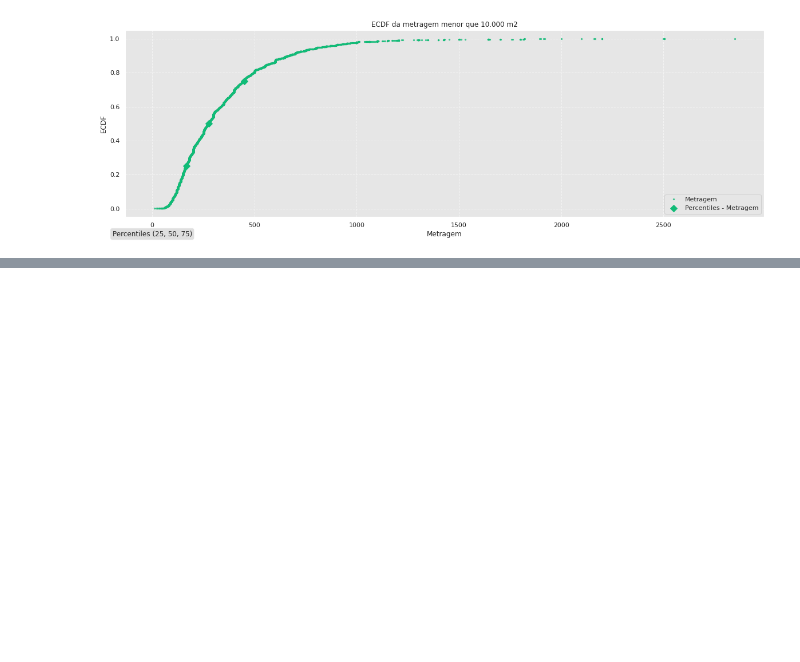
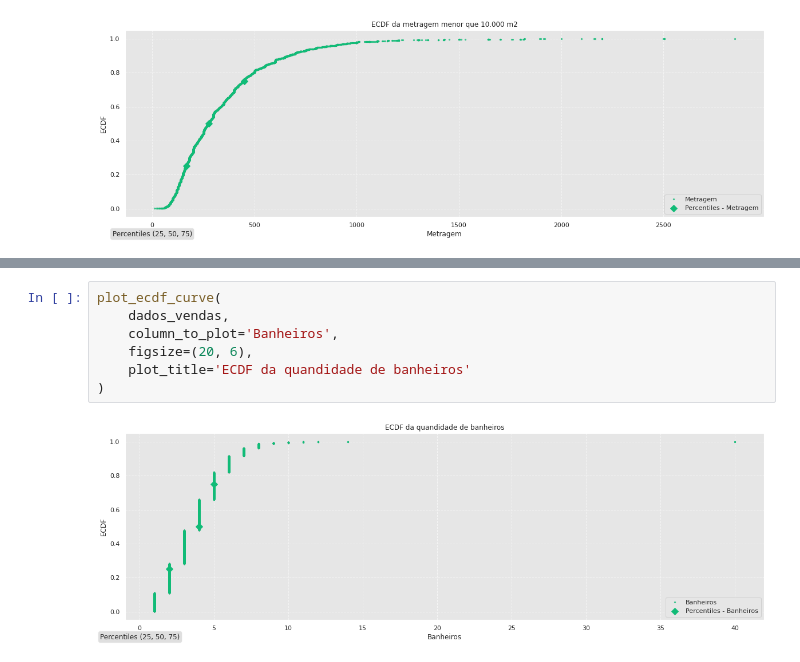
Before and after one commit to esaheki/imersao_dados_alura, a Jupyter notebook: Imersao_dados_4_aula02.ipynb, the cells around one changed output, grey strips where cells are left out. Cells and saved outputs as stored; diff of their text form; blank space fills up the shorter version.

```diff
--- a/Imersao_dados_4_aula02.ipynb
+++ b/Imersao_dados_4_aula02.ipynb
@@ -388,0 +407,9 @@ plot_ecdf_curve(
+# %%
+plot_ecdf_curve(
+    dados_vendas,
+    column_to_plot='Banheiros',
+    figsize=(20, 6),
+    plot_title='ECDF da quandidade de banheiros'
+)
+# %% [output]
+[figure, added]
```
Also changed, not shown: parts of 2 cells of this notebook.
